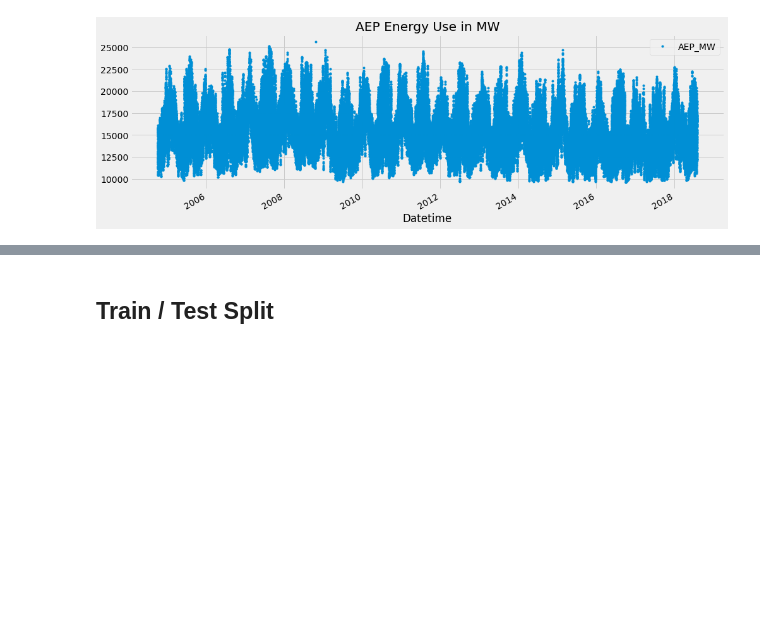
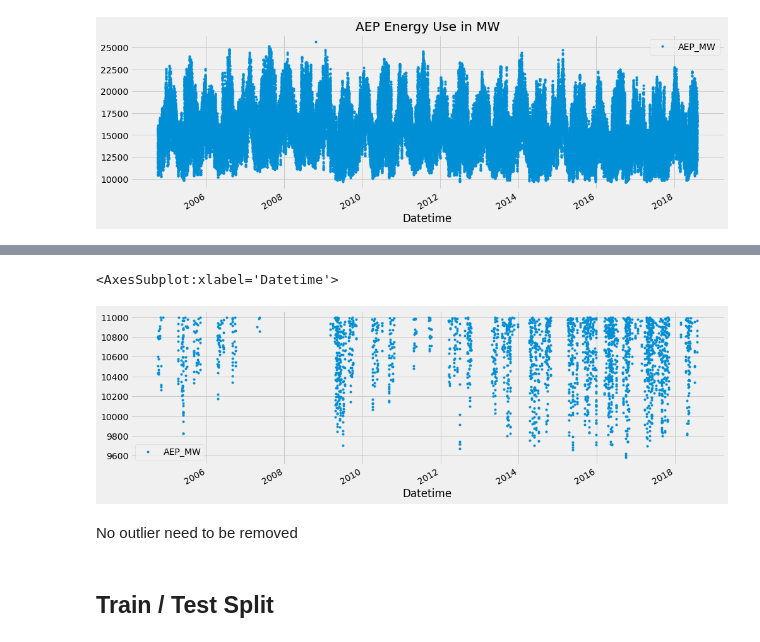
Before and after one commit to jsedlock/Time-Series-Forecasting-with-Machine-Learning, a Jupyter notebook: Script.ipynb, the cells around one changed output, grey strips where cells are left out. Cells and saved outputs as stored; diff of their text form; code cells hidden in the pictures; blank space fills up the shorter version.

```diff
--- a/Script.ipynb
+++ b/Script.ipynb
@@ -20,3 +36,10 @@ plt.show()
+# %%
+df.query('AEP_MW < 11_000').plot(figsize=(15,5), style = '.')
+# %% [output]
+<AxesSubplot:xlabel='Datetime'>
+[figure, added]
+# %% [markdown]
+No outlier need to be removed
 # %% [markdown]
 ## Train / Test Split
 # %%
```
Also changed, not shown: parts of 11 cells of this notebook.
